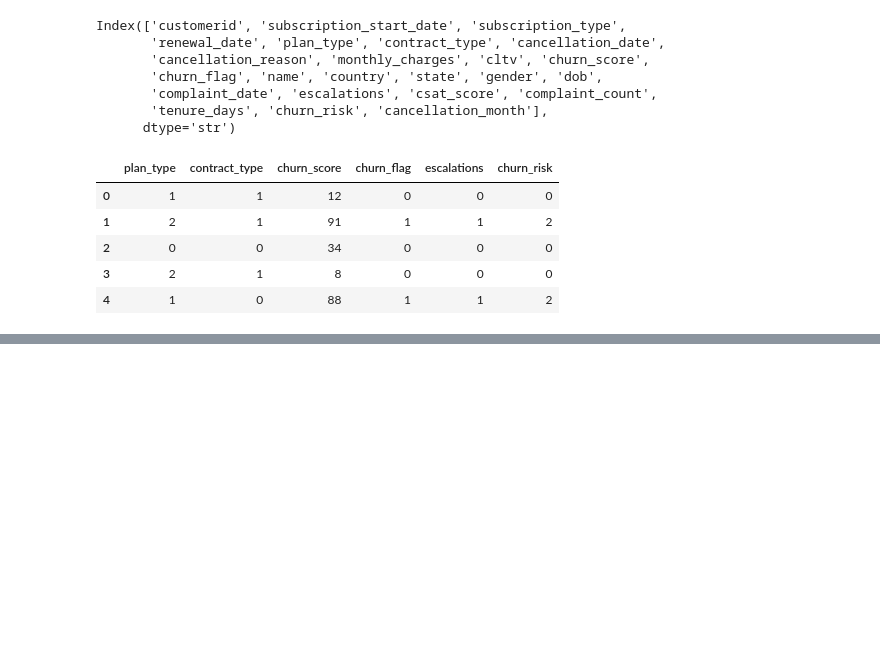
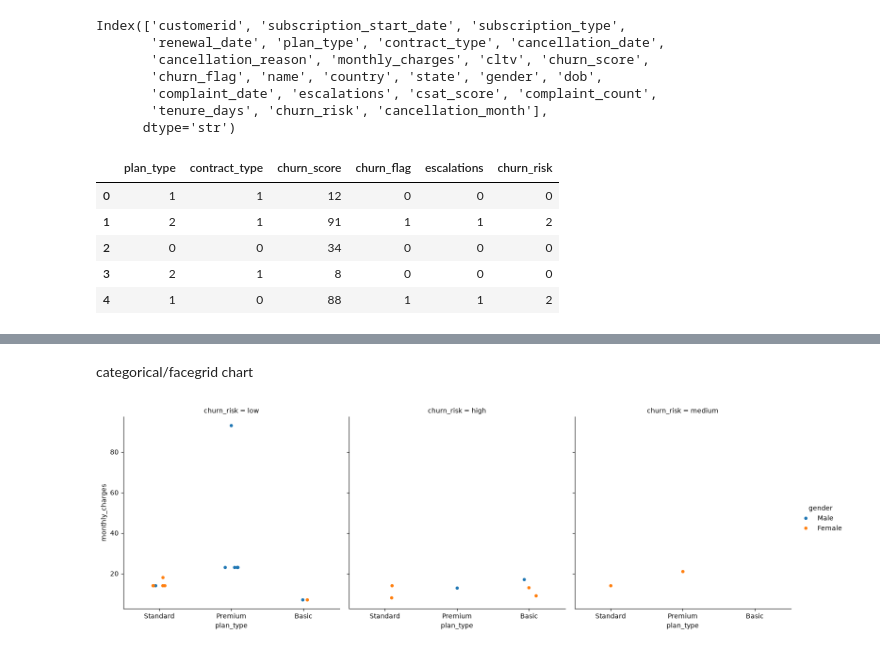
Before and after one commit to Himanshupandey2005/churn_data_analysis, a Jupyter notebook: churn-analysis.ipynb, the cells around one changed output, grey strips where cells are left out. Saved outputs shown, nothing was run; the diff lists cells and outputs as text; code cells hidden in the pictures; blank space fills up the shorter version.

```diff
--- a/churn-analysis.ipynb
+++ b/churn-analysis.ipynb
@@ -440,0 +460,7 @@ sns.heatmap(df_encoded.corr(),annot=True)
+# %% [markdown]
+categorical/facegrid chart
+# %%
+sns.catplot(data=df_visual,x="plan_type",y="monthly_charges",hue="gender",col="churn_risk")
+plt.savefig('categorical visualization')
+# %% [output]
+[figure, added]
```
Also changed, not shown: parts of 16 cells of this notebook, 9 other files.
